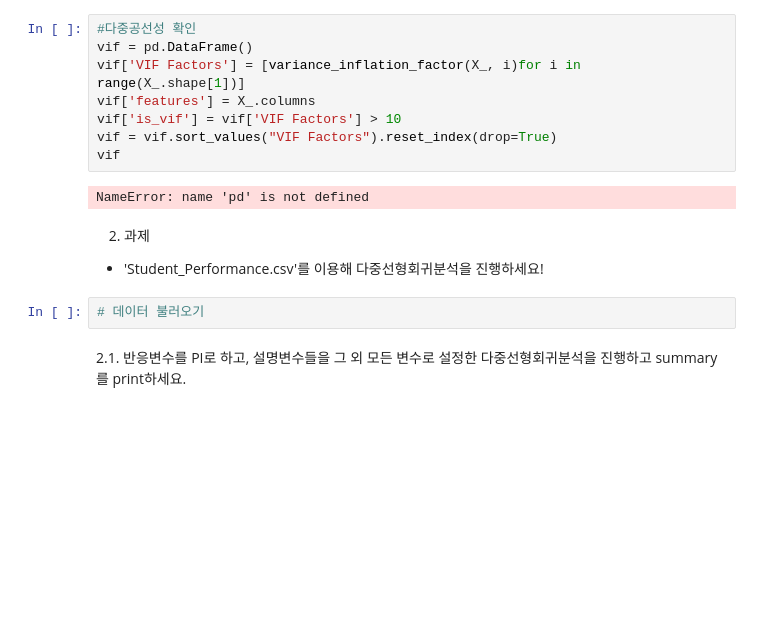
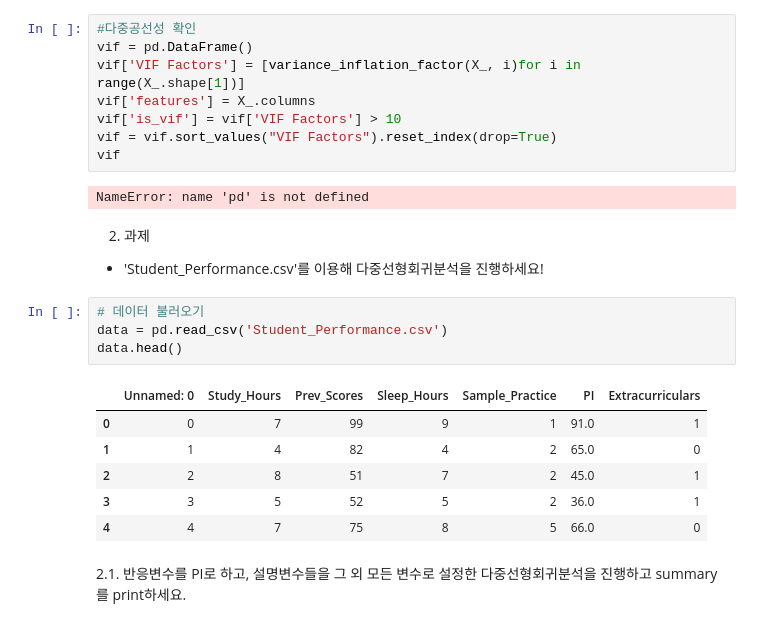
Before and after one commit to RJihyeon/Ybigta_assignment, a Jupyter notebook: 0116 assignment/0116_회귀분석_실습과제.ipynb, the cells around one changed output. Drawn from its saved outputs; the diff is of its cells as text; blank space fills up the shorter version.

```diff
--- a/0116 assignment/0116_회귀분석_실습과제.ipynb
+++ b/0116 assignment/0116_회귀분석_실습과제.ipynb
@@ -172,5 +175,14 @@ NameError: name 'pd' is not defined
 - 'Student_Performance.csv'를 이용해 다중선형회귀분석을 진행하세요!
 # %%
 # 데이터 불러오기
+data = pd.read_csv('Student_Performance.csv')
+data.head()
+# %% [output]
+|  | Unnamed: 0 | Study_Hours | Prev_Scores | Sleep_Hours | Sample_Practice | PI | Extracurriculars |
+| 0 | 0 | 7 | 99 | 9 | 1 | 91.0 | 1 |
+| 1 | 1 | 4 | 82 | 4 | 2 | 65.0 | 0 |
+| 2 | 2 | 8 | 51 | 7 | 2 | 45.0 | 1 |
+| 3 | 3 | 5 | 52 | 5 | 2 | 36.0 | 1 |
+| 4 | 4 | 7 | 75 | 8 | 5 | 66.0 | 0 |
 # %% [markdown]
 2.1. 반응변수를 PI로 하고, 설명변수들을 그 외 모든 변수로 설정한 다중선형회귀분석을 진행하고 summary를 print하세요.
```
Also changed, not shown: parts of 6 cells of this notebook, 1 other file.
